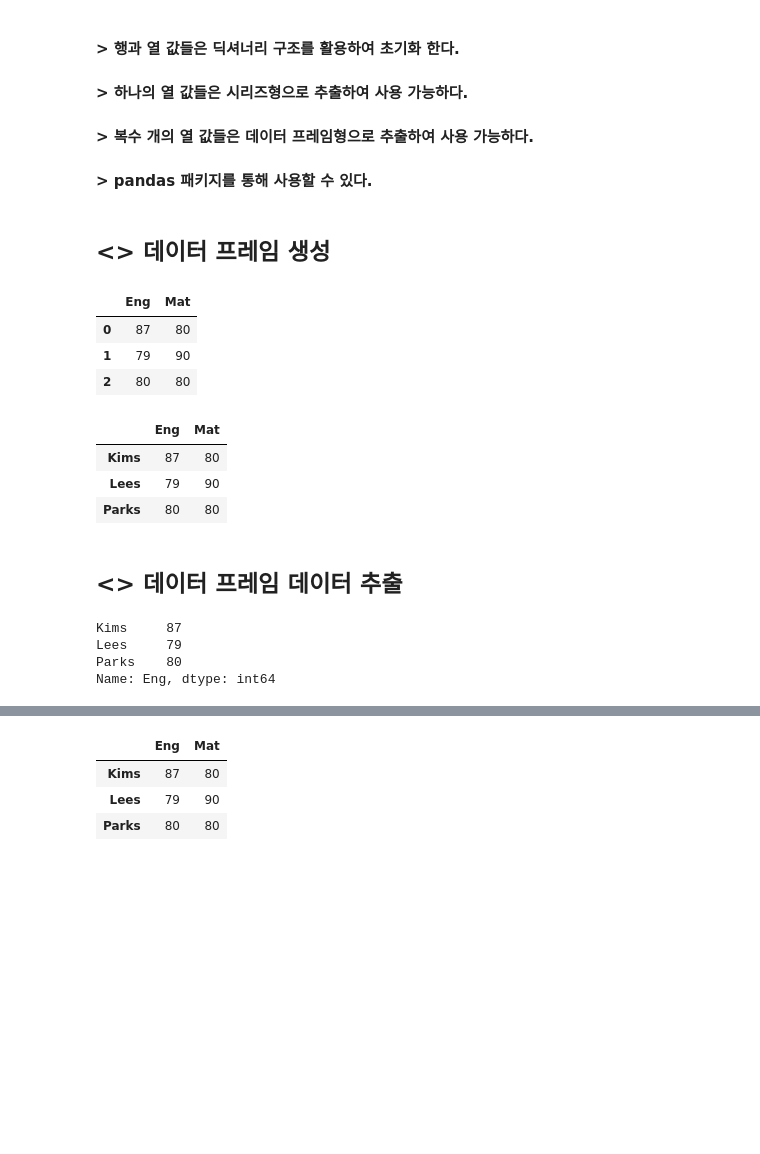
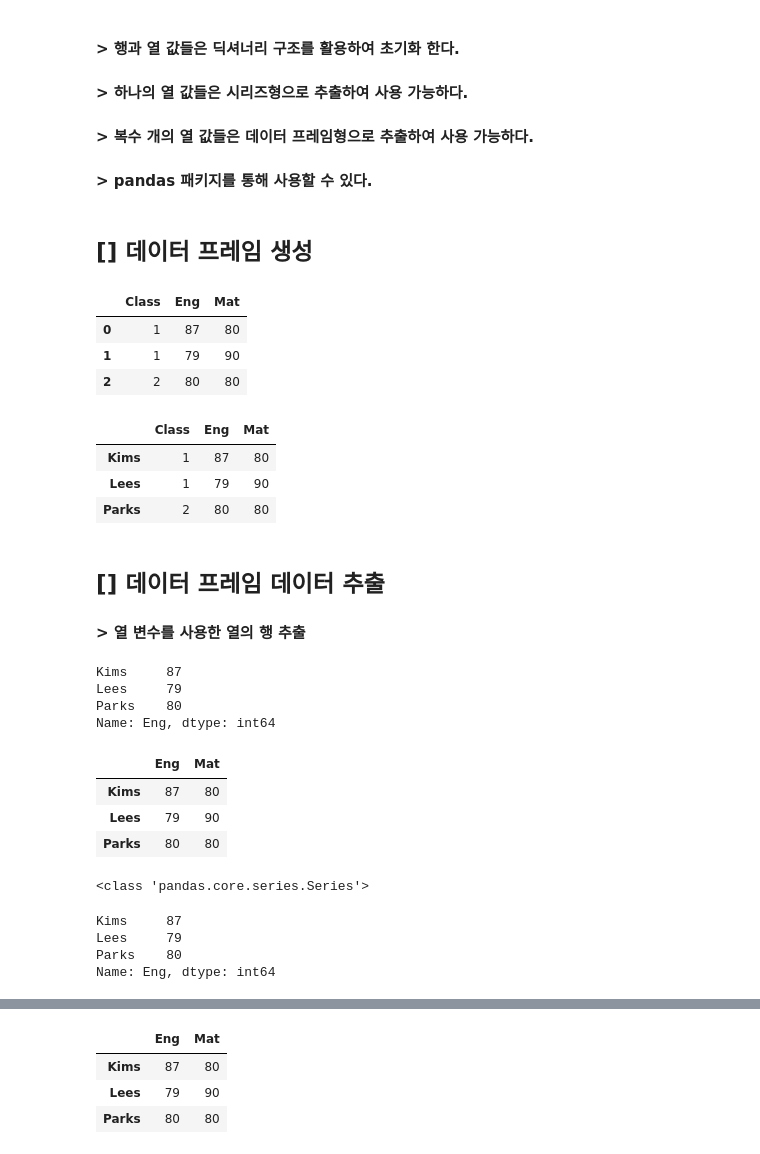
Before and after one commit to dndxor/BCDA, a Jupyter notebook: Ch04_DataFrame.ipynb, the cells around one changed output, grey strips where cells are left out. Cells and saved outputs as stored; diff of their text form; code cells hidden in the pictures; blank space fills up the shorter version.

```diff
--- a/Ch04_DataFrame.ipynb
+++ b/Ch04_DataFrame.ipynb
@@ -32,39 +33,59 @@ dtype: int64
 #### > 복수 개의 열 값들은 데이터 프레임형으로 추출하여 사용 가능하다.
 #### > pandas 패키지를 통해 사용할 수 있다.
 # %% [markdown]
-## <> 데이터 프레임 생성
+## **[] 데이터 프레임 생성**
 # %%
 ## [Data Frame] 생성
 import pandas as pd
-df = pd.DataFrame({'Eng' : [87, 79, 80],
-				'Mat' : [80, 90, 80]})  #index 자동 부여
+df = pd.DataFrame({'Class' : [1, 1, 2],
+                   'Eng' : [87, 79, 80],
+                   'Mat' : [80, 90, 80]})  #index 자동 부여
 df
 # %% [output]
-|  | Eng | Mat |
-| 0 | 87 | 80 |
-| 1 | 79 | 90 |
-| 2 | 80 | 80 |
+|  | Class | Eng | Mat |
+| 0 | 1 | 87 | 80 |
+| 1 | 1 | 79 | 90 |
+| 2 | 2 | 80 | 80 |
 # %%
 ## [Data Frame] 생성
 import pandas as pd
-df = pd.DataFrame({'Eng' : [87, 79, 80],
-				'Mat' : [80, 90, 80]},
-                index =  ['Kims', 'Lees', 'Parks'])  #index 강제 부여
+df = pd.DataFrame({'Class' : [1, 1, 2],
+                   'Eng' : [87, 79, 80],
+                   'Mat' : [80, 90, 80]},
+                  index =  ['Kims', 'Lees', 'Parks'])  #index 강제 부여
 df
 # %% [output]
-|  | Eng | Mat |
-| Kims | 87 | 80 |
-| Lees | 79 | 90 |
-| Parks | 80 | 80 |
+|  | Class | Eng | Mat |
+| Kims | 1 | 87 | 80 |
+| Lees | 1 | 79 | 90 |
+| Parks | 2 | 80 | 80 |
 # %% [markdown]
-## <> 데이터 프레임 데이터 추출
+## **[] 데이터 프레임 데이터 추출**
+#### > 열 변수를 사용한 열의 행 추출
+# %%
+## [Data Frame] 데이터 추출 : 열 변수로 열 추출
+df['Eng']
+# %% [output]
+Kims     87
+Lees     79
+Parks    80
+Name: Eng, dtype: int64
+# %%
+## [Data Frame] 데이터 추출 : 열 변수로 열 추출
+df[['Eng', 'Mat']]
+# %% [output]
+|  | Eng | Mat |
+| Kims | 87 | 80 |
+| Lees | 79 | 90 |
+| Parks | 80 | 80 |
 # %%
-## [Data Frame] 데이터 추출 : 원하는 열의 행 추출
+## [Data Frame] 데이터 추출 : 열 변수로 열 추출
 x = df['Eng'];            # 'Eng'열 값들을 시리즈(Series)로 추출
-type(x)
+print(type(x))
 x
 # %% [output]
-Kims     87
-Lees     79
-Parks    80
-Name: Eng, dtype: int64
+<class 'pandas.core.series.Series'>
+Kims     87
+Lees     79
+Parks    80
+Name: Eng, dtype: int64
```
Also changed, not shown: parts of 85 cells of this notebook, 2 other files.
